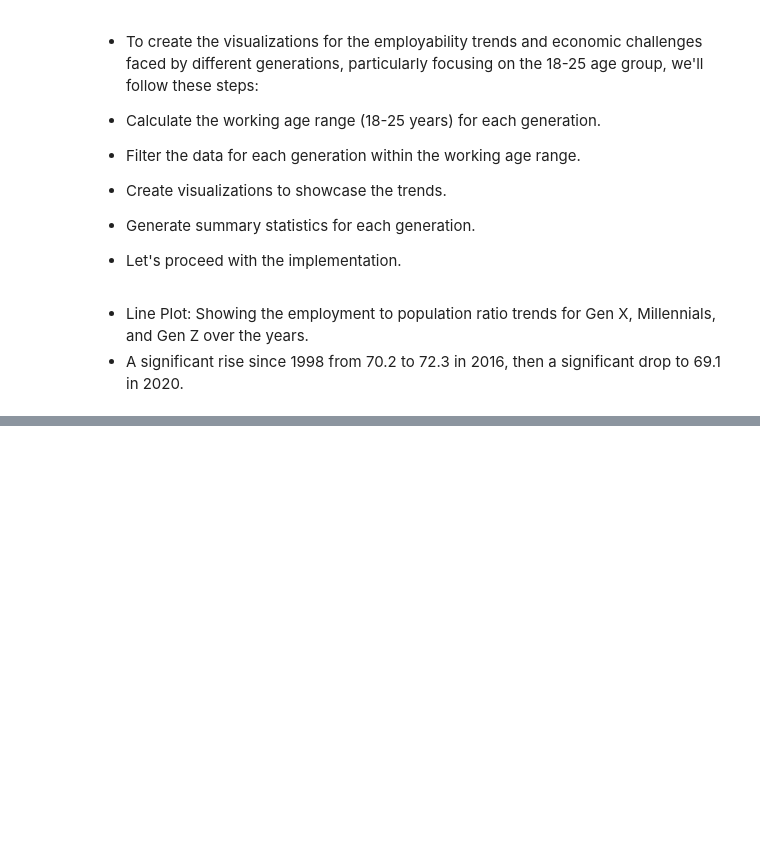
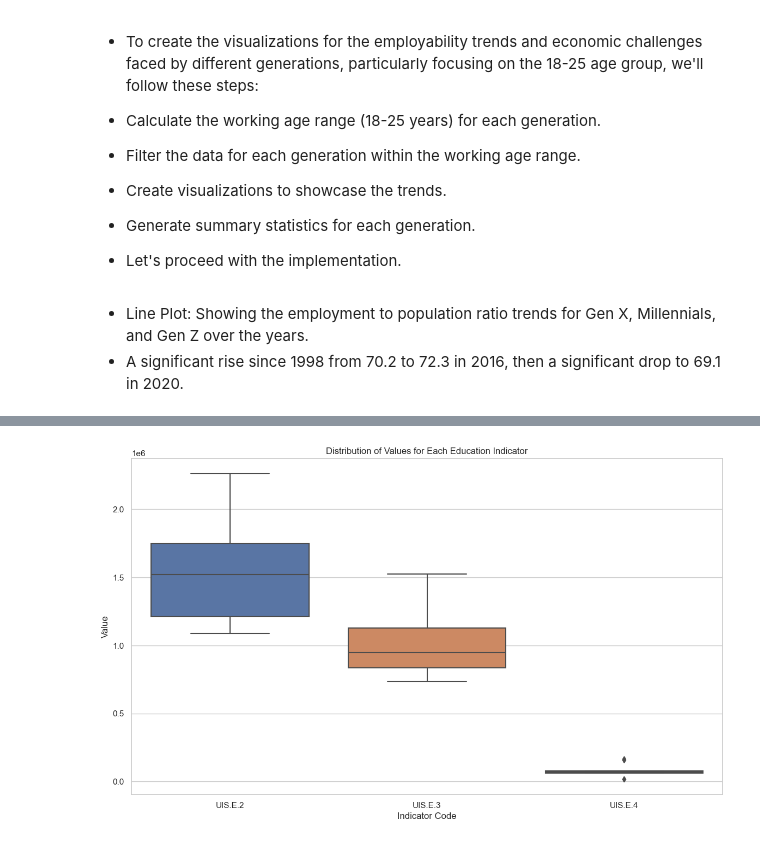
Before and after one commit to VAL-Jerono/Wa_zii, a Jupyter notebook: zee.ipynb, the cells around one changed output, grey strips where cells are left out. Cells and saved outputs as stored; diff of their text form; code cells hidden in the pictures; blank space fills up the shorter version.

```diff
--- a/zee.ipynb
+++ b/zee.ipynb
@@ -357,0 +409,19 @@ plt.show()
+# %%
+import pandas as pd
+
+# Load the data
+file_path = 'qc_education_ken.csv'
+data = pd.read_csv(file_path, skiprows=1)
+
+# Rename the columns
+data.columns = ['Country ISO3', 'Year', 'Indicator Code', 'Value']
+
+# Convert Year and Value columns to appropriate types
+data['Year'] = pd.to_numeric(data['Year'], errors='coerce')
+data['Value'] = pd.to_numeric(data['Value'], errors='coerce')
+
+# Drop rows with missing values
+data.dropna(inplace=True)
+
+# Display cleaned data
+print(data.head())
@@ -357,0 +455,10 @@ plt.show()
+# %%
+# Plot the distribution of values for each indicator
+plt.figure(figsize=(14, 8))
+sns.boxplot(data=data, x='Indicator Code', y='Value')
+plt.title('Distribution of Values for Each Education Indicator')
+plt.xlabel('Indicator Code')
+plt.ylabel('Value')
+plt.show()
+# %% [output]
+[figure, added]
```
Also changed, not shown: parts of 23 cells of this notebook.
